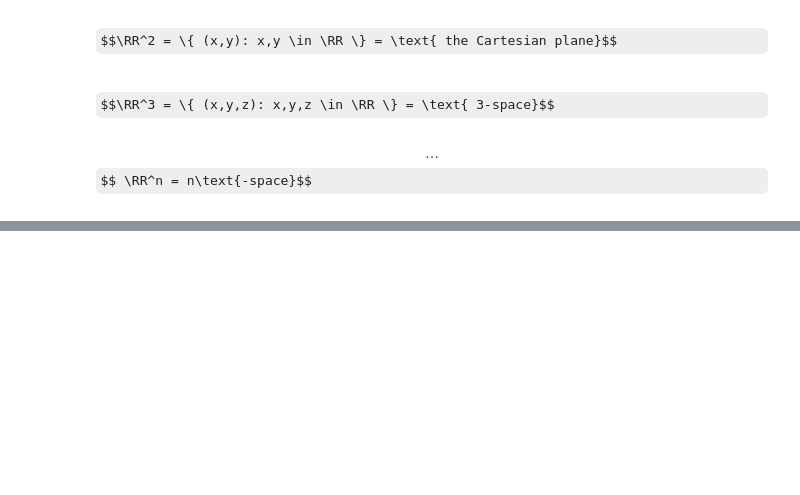
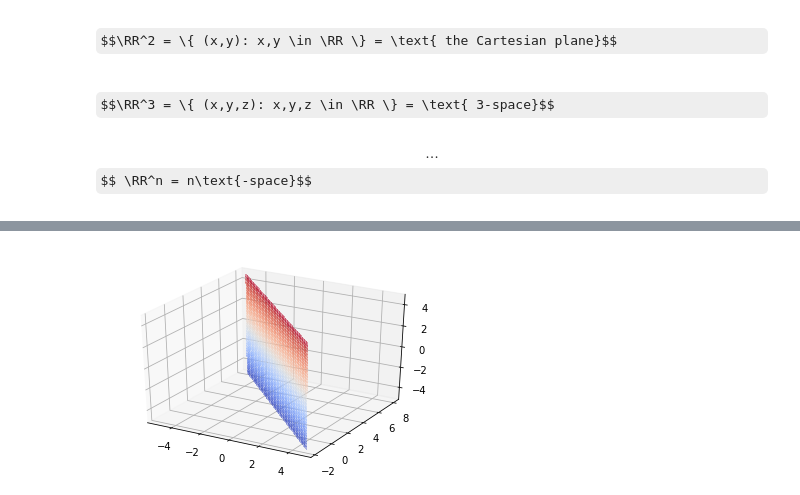
Before and after one commit to drewyoungren/mvc-f19, a Jupyter notebook: slides/mvc-L01.ipynb, the cells around one changed output, grey strips where cells are left out. Drawn from its saved outputs; the diff is of its cells as text; code cells hidden in the pictures; some formulas as TeX source; blank space fills up the shorter version.

```diff
--- a/slides/mvc-L01.ipynb
+++ b/slides/mvc-L01.ipynb
@@ -144,0 +160,19 @@ $$\dots$$ $$ \RR^n = n\text{-space}$$
+# %%
+from mpl_toolkits.mplot3d import Axes3D  # noqa: F401 unused import
+from matplotlib import cm
+
+fig = plt.figure()
+ax = fig.gca(projection='3d')
+
+# Make data.
+X = np.arange(-5, 5, 0.25)
+Y = np.arange(-5, 5, 0.25)
+X, Y = np.meshgrid(X, Y)
+# R = np.sqrt(X**2 + Y**2)
+Z = -3*X
+
+# Plot the surface.
+surf = ax.plot_surface(X, 3-X, Y, cmap=cm.coolwarm,
+                       linewidth=0, antialiased=False,alpha=.4)
+# %% [output]
+[figure, added]
```
Also changed, not shown: parts of 8 cells of this notebook, 1 other file.
